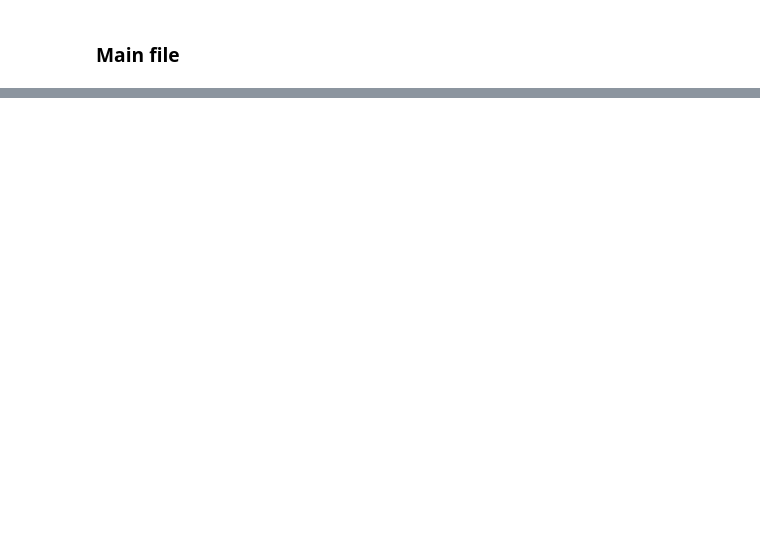
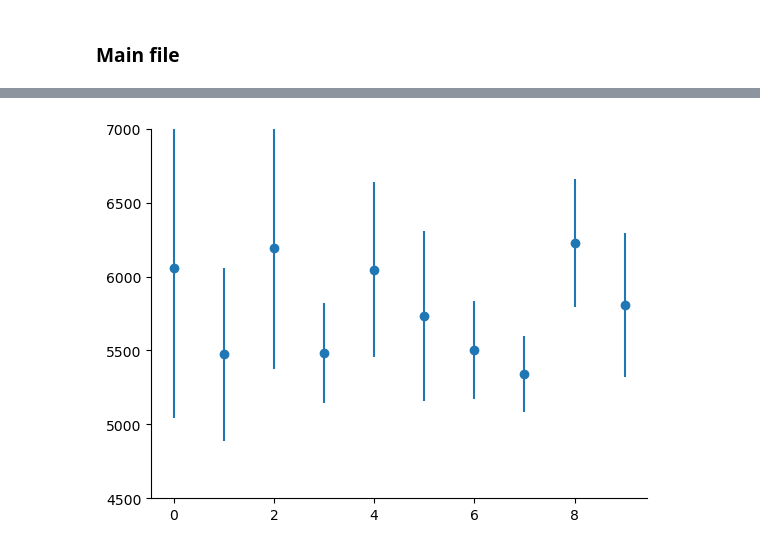
Before and after one commit to danvdm/spikingdentategyrus, a Jupyter notebook: scripts/main.ipynb, the cells around one changed output, grey strips where cells are left out. Drawn from its saved outputs; the diff is of its cells as text; code cells hidden in the pictures; blank space fills up the shorter version.

```diff
--- a/scripts/main.ipynb
+++ b/scripts/main.ipynb
@@ -192,0 +95,22 @@ for i in timepoints:
+# %%
+# This calculates the hamming distances and percent match for all test patterns.
+# It uses the spike moitor ant the timepoints where the stimuli are presented
+
+off_time = 1 # How many stimulus periods are used for recoverey period histogram
+
+hamming_distances, percent_match, originals, recovered = hamming_distances_test(Mv, time_test_on, time_points_dict, off_time=off_time)
+# %%
+hd_table = np.array(hamming_distances).reshape(10, 10)
+means = np.mean(hd_table, axis=0)
+stds = np.std(hd_table, axis=0)
+
+fig, ax = plt.subplots()
+ax.errorbar(np.arange(10), means, stds, linestyle='None', marker='o')
+ax.set_ylim([4500, 7000])
+ax.spines['top'].set_visible(False)
+ax.spines['right'].set_visible(False)
+
+
+plt.show()
+# %% [output]
+[figure, added]
```
Also changed, not shown: parts of 27 cells of this notebook, 11 other files.
